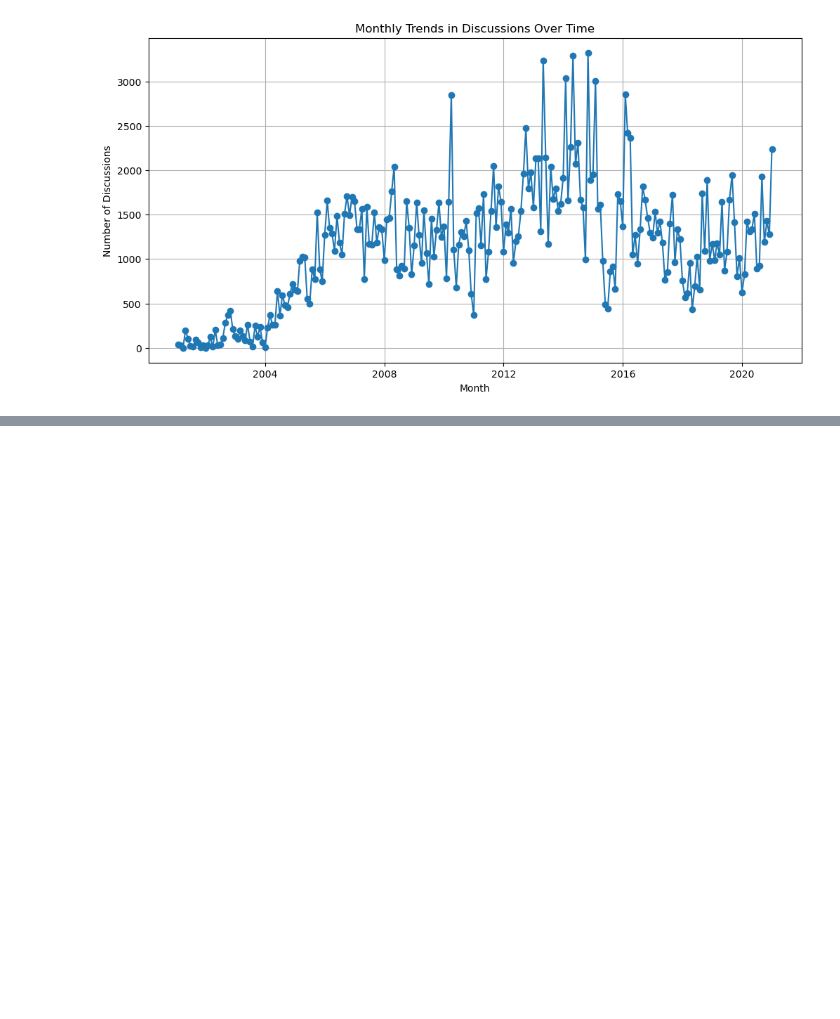
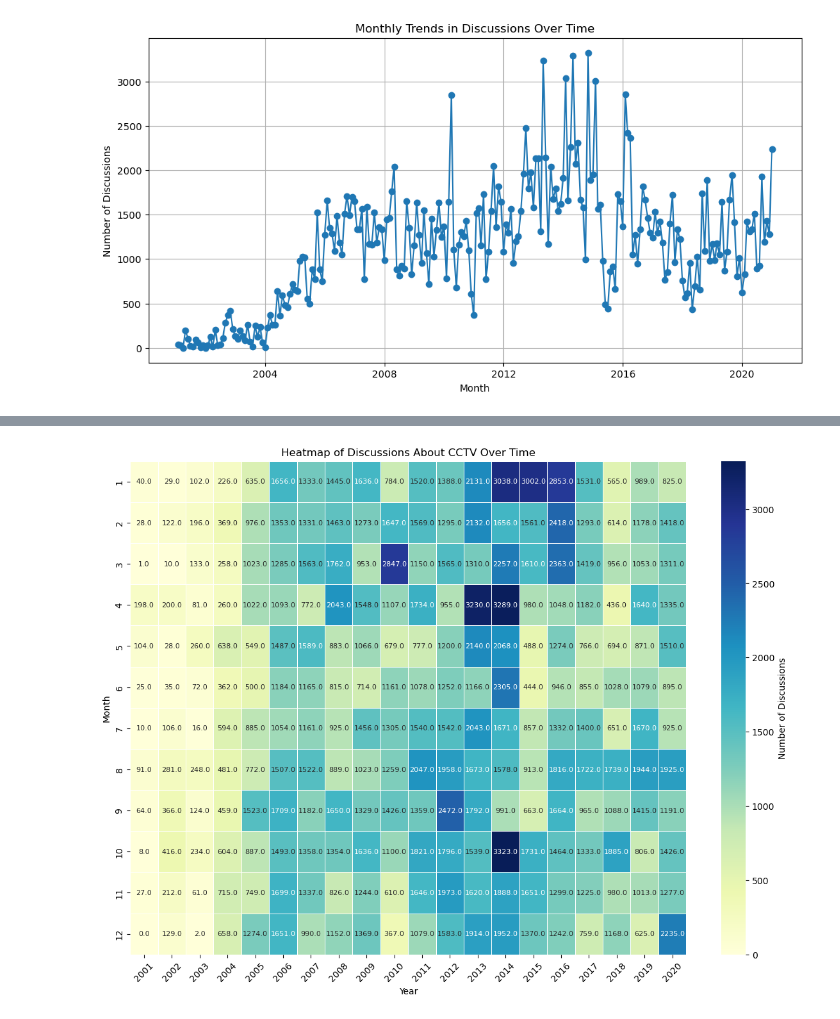
Before and after one commit to fahadchauhan/Public-Sentiment-and-Spatial-Distribution-of-Security-Cameras, a Jupyter notebook: suomi24/Trends.ipynb, the cells around one changed output, grey strips where cells are left out. Saved outputs shown, nothing was run; the diff lists cells and outputs as text; code cells hidden in the pictures; blank space fills up the shorter version.

Commit message:
trends analysis update

```diff
--- a/suomi24/Trends.ipynb
+++ b/suomi24/Trends.ipynb
@@ -78,0 +70,28 @@ plt.show()
+# %%
+# Extract year and month
+df['year'] = df['datetime'].dt.year
+df['month'] = df['datetime'].dt.month
+
+# Group data by year and month and count occurrences
+yearly_monthly_trends = df.groupby(['year', 'month']).count()['processed_text']
+
+# Ensure the index includes all years and months up to 2020
+full_index = pd.MultiIndex.from_product([range(2001, 2021), range(1, 13)], names=['year', 'month'])
+yearly_monthly_trends = yearly_monthly_trends.reindex(full_index, fill_value=0)
+
+# Convert to a DataFrame and reset the index
+yearly_monthly_trends_df = yearly_monthly_trends.reset_index()
+
+# Pivot the DataFrame
+heatmap_data = yearly_monthly_trends_df.pivot_table(index='month', columns='year', values='processed_text', fill_value=0)
+
+# Display the heatmap
+plt.figure(figsize=(14, 10))
+sns.heatmap(heatmap_data, cmap="YlGnBu", annot=True, fmt=".1f", annot_kws={"size": 8}, linewidths=.5, cbar_kws={'label': 'Number of Discussions'})
+plt.title('Heatmap of Discussions About CCTV Over Time')
+plt.xlabel('Year')
+plt.ylabel('Month')
+plt.xticks(rotation=45)
+plt.show()
+# %% [output]
+[figure, added]
```
Also changed, not shown: parts of 5 cells of this notebook.
